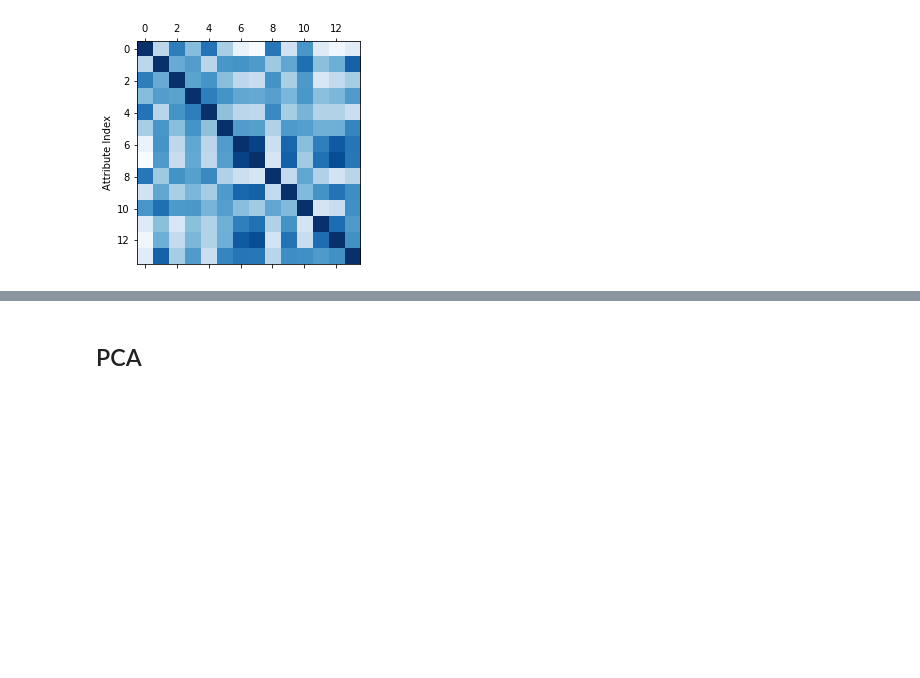
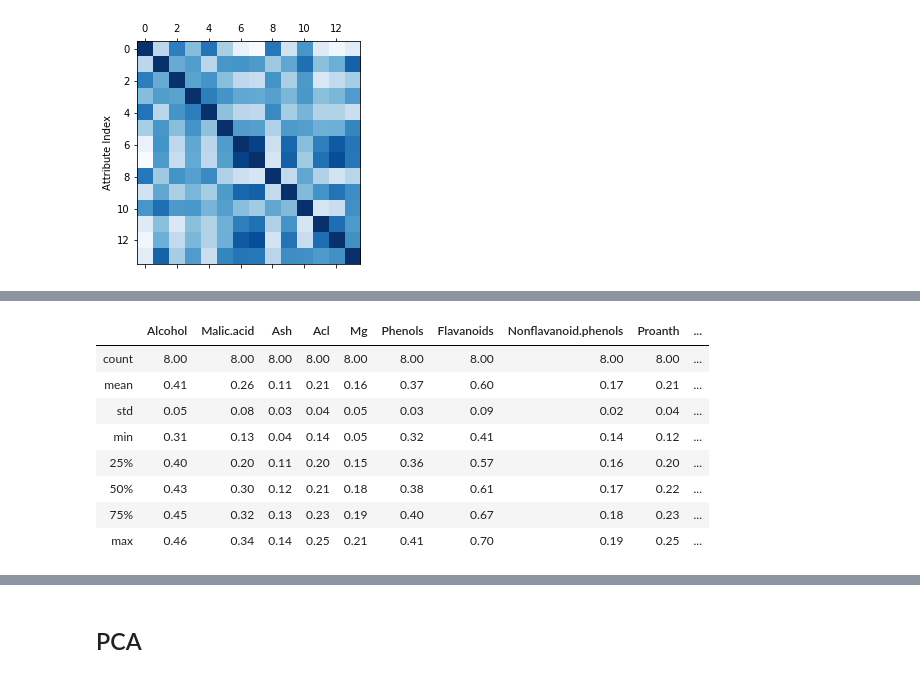
Before and after one commit to vabichequer/Lab1-ML, a Jupyter notebook: Muestra/Muestra.ipynb, the cells around one changed output, grey strips where cells are left out. Saved outputs shown, nothing was run; the diff lists cells and outputs as text; code cells hidden in the pictures; blank space fills up the shorter version.

```diff
--- a/Muestra/Muestra.ipynb
+++ b/Muestra/Muestra.ipynb
@@ -96,0 +121,12 @@ plt.show()
+# %%
+df_MI.describe().round(2)
+# %% [output]
+|  | Alcohol | Malic.acid | Ash | Acl | Mg | Phenols | Flavanoids | Nonflavanoid.phenols | Proanth | ... |
+| count | 8.00 | 8.00 | 8.00 | 8.00 | 8.00 | 8.00 | 8.00 | 8.00 | 8.00 | ... |
+| mean | 0.41 | 0.26 | 0.11 | 0.21 | 0.16 | 0.37 | 0.60 | 0.17 | 0.21 | ... |
+| std | 0.05 | 0.08 | 0.03 | 0.04 | 0.05 | 0.03 | 0.09 | 0.02 | 0.04 | ... |
+| min | 0.31 | 0.13 | 0.04 | 0.14 | 0.05 | 0.32 | 0.41 | 0.14 | 0.12 | ... |
+| 25% | 0.40 | 0.20 | 0.11 | 0.20 | 0.15 | 0.36 | 0.57 | 0.16 | 0.20 | ... |
+| 50% | 0.43 | 0.30 | 0.12 | 0.21 | 0.18 | 0.38 | 0.61 | 0.17 | 0.22 | ... |
+| 75% | 0.45 | 0.32 | 0.13 | 0.23 | 0.19 | 0.40 | 0.67 | 0.18 | 0.23 | ... |
+| max | 0.46 | 0.34 | 0.14 | 0.25 | 0.21 | 0.41 | 0.70 | 0.19 | 0.25 | ... |
```
Also changed, not shown: parts of 17 cells of this notebook, 2 other files.
